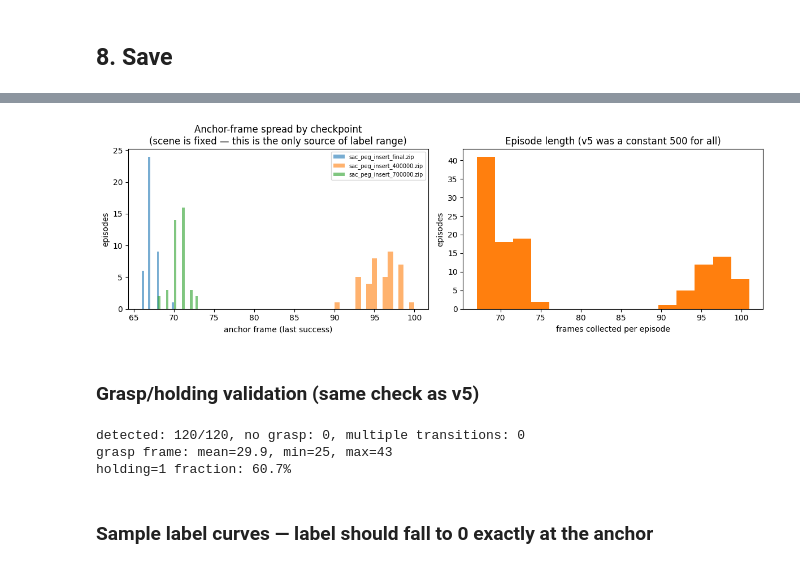
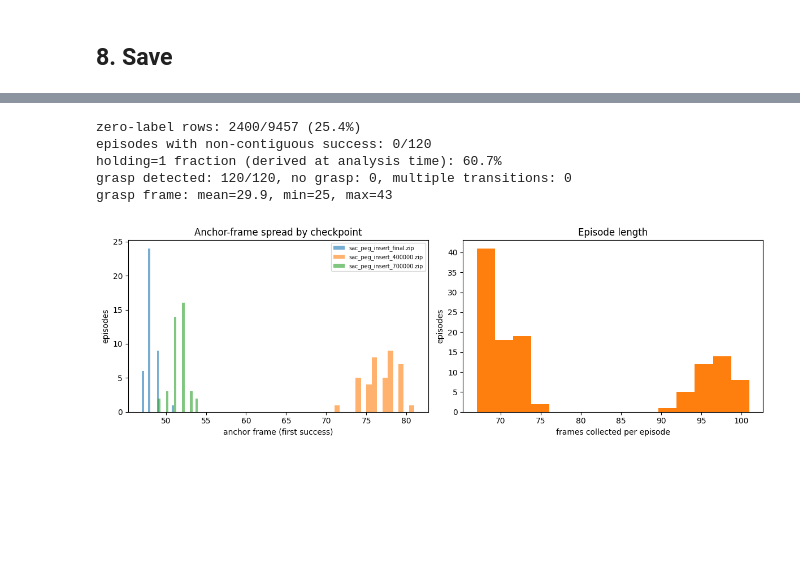
Before and after one commit to Allen-ENGI/peg_insertion, a Jupyter notebook: 1_collect_v6.ipynb, the cells around one changed output, grey strips where cells are left out. Cells and saved outputs as stored; diff of their text form; code cells hidden in the pictures; blank space fills up the shorter version.

```diff
--- a/1_collect_v6.ipynb
+++ b/1_collect_v6.ipynb
@@ -118,9 +103,8 @@ FIXED_TASK_PATH = os.path.join(OUTPUT_DIR, "fixed_task.pkl")
 
 def find_wrapper(env, attr_name):
     """Walk the gym.Wrapper chain looking for the object that owns attr_name.
-    Plain attribute access (env.foo) doesn't reliably forward through every
-    wrapper in this stack (OrderEnforcing does not delegate), so walk `.env`
-    explicitly instead of relying on __getattr__ delegation."""
+    Plain attribute access doesn't reliably forward through this stack
+    (OrderEnforcing does not delegate), so walk `.env` explicitly."""
     w = env
     while not hasattr(w, attr_name):
         if not hasattr(w, "env"):
@@ -342,9 +350,9 @@ for ep_idx, ep in enumerate(episodes):
     for t, obs in enumerate(ep["obs_list"]):
         records.append(dict(
             episode_idx=ep_idx,
-            frame_idx=t,              # kept only for bookkeeping/plots — never fed to the model
+            frame_idx=t,              # for bookkeeping/plots only — never enters X
             steps_remaining=float(ep["labels"][t]),
-            features=build_features(obs),
+            obs=np.asarray(obs, dtype=np.float32),   # raw, unchanged
         ))
 print(f"Total rows: {len(records)}")
 print(f"Avg frames/episode: {len(records)/len(episodes):.1f}")
@@ -454,47 +430,52 @@ confirmation gap (anchor - first success, NOT flicker): mean=19.0, max=19 frames
+# %%
+import matplotlib.pyplot as plt
+
+der = derived_quantities(X)
+hand_to_peg, peg_to_goal, holding = der["hand_to_peg"], der["peg_to_goal"], der["holding"]
+
+print(f"zero-label rows: {n_zero_rows}/{len(records)} ({100*n_zero_rows/len(records):.1f}%)")
+print(f"episodes with non-contiguous success: "
+      f"{sum(not ep['contiguous'] for ep in episodes)}/{len(episodes)}")
+print(f"holding=1 fraction (derived at analysis time): {holding.mean():.1%}")
+
+grasp_frames, multi, missing = [], 0, 0
+for ep in np.unique(episode_ids):
+    h = holding[episode_ids == ep]
+    onsets = np.where(np.diff(h) > 0)[0]
+    if len(onsets) == 0:
+        missing += 1
+    else:
+        grasp_frames.append(onsets[0])
+        if len(onsets) > 1:
+            multi += 1
+grasp_frames = np.array(grasp_frames)
+print(f"grasp detected: {len(grasp_frames)}/{len(np.unique(episode_ids))}, "
+      f"no grasp: {missing}, multiple transitions: {multi}")
+print(f"grasp frame: mean={grasp_frames.mean():.1f}, min={grasp_frames.min()}, max={grasp_frames.max()}")
+# %% [output]
+zero-label rows: 2400/9457 (25.4%)
+episodes with non-contiguous success: 0/120
+holding=1 fraction (derived at analysis time): 60.7%
+grasp detected: 120/120, no grasp: 0, multiple transitions: 0
+grasp frame: mean=29.9, min=25, max=43
 # %%
 fig, ax = plt.subplots(1, 2, figsize=(12, 4))
 
 by_source = {}
 for ep in episodes:
-    by_source.setdefault(ep["source_ckpt"], []).append(ep["last_success_idx"])
+    by_source.setdefault(ep["source_ckpt"], []).append(ep["first_success_idx"])
 for tag, vals in by_source.items():
     ax[0].hist(vals, bins=15, alpha=0.6, label=tag)
-ax[0].set_xlabel("anchor frame (last success)"); ax[0].set_ylabel("episodes")
-ax[0].set_title("Anchor-frame spread by checkpoint\n(scene is fixed — this is the only source of label range)")
+ax[0].set_xlabel("anchor frame (first success)"); ax[0].set_ylabel("episodes")
+ax[0].set_title("Anchor-frame spread by checkpoint")
 ax[0].legend(fontsize=7)
 
-ep_lens = [len(ep["obs_list"]) for ep in episodes]
-ax[1].hist(ep_lens, bins=15, color="tab:orange")
+ax[1].hist(ep_lengths, bins=15, color="tab:orange")
 ax[1].set_xlabel("frames collected per episode"); ax[1].set_ylabel("episodes")
-ax[1].set_title("Episode length (v5 was a constant 500 for all)")
+ax[1].set_title("Episode length")
 plt.tight_layout(); plt.show()
 # %% [output]
-[figure, old version]
+[figure, new version]
-# %% [markdown]
-### Grasp/holding validation (same check as v5)
-# %%
-grasp_frames, multi, missing = [], 0, 0
-for ep in np.unique(episode_ids):
-    h = holding_flags[episode_ids == ep]
-    onsets = np.where(np.diff(h) > 0)[0]
-    if len(onsets) == 0:
-        missing += 1
-    else:
-        grasp_frames.append(onsets[0])
-        if len(onsets) > 1:
-            multi += 1
-
-grasp_frames = np.array(grasp_frames)
-print(f"detected: {len(grasp_frames)}/{len(np.unique(episode_ids))}, "
-      f"no grasp: {missing}, multiple transitions: {multi}")
-print(f"grasp frame: mean={grasp_frames.mean():.1f}, min={grasp_frames.min()}, max={grasp_frames.max()}")
-print(f"holding=1 fraction: {holding_flags.mean():.1%}")
-# %% [output]
-detected: 120/120, no grasp: 0, multiple transitions: 0
-grasp frame: mean=29.9, min=25, max=43
-holding=1 fraction: 60.7%
-# %% [markdown]
-### Sample label curves — label should fall to 0 exactly at the anchor
 # %%
 sample_eps = sorted(set(episode_ids.tolist()))[:6]
 fig, axes = plt.subplots(2, 3, figsize=(15, 7))
```
Also changed, not shown: parts of 34 cells of this notebook, 3 other files.
